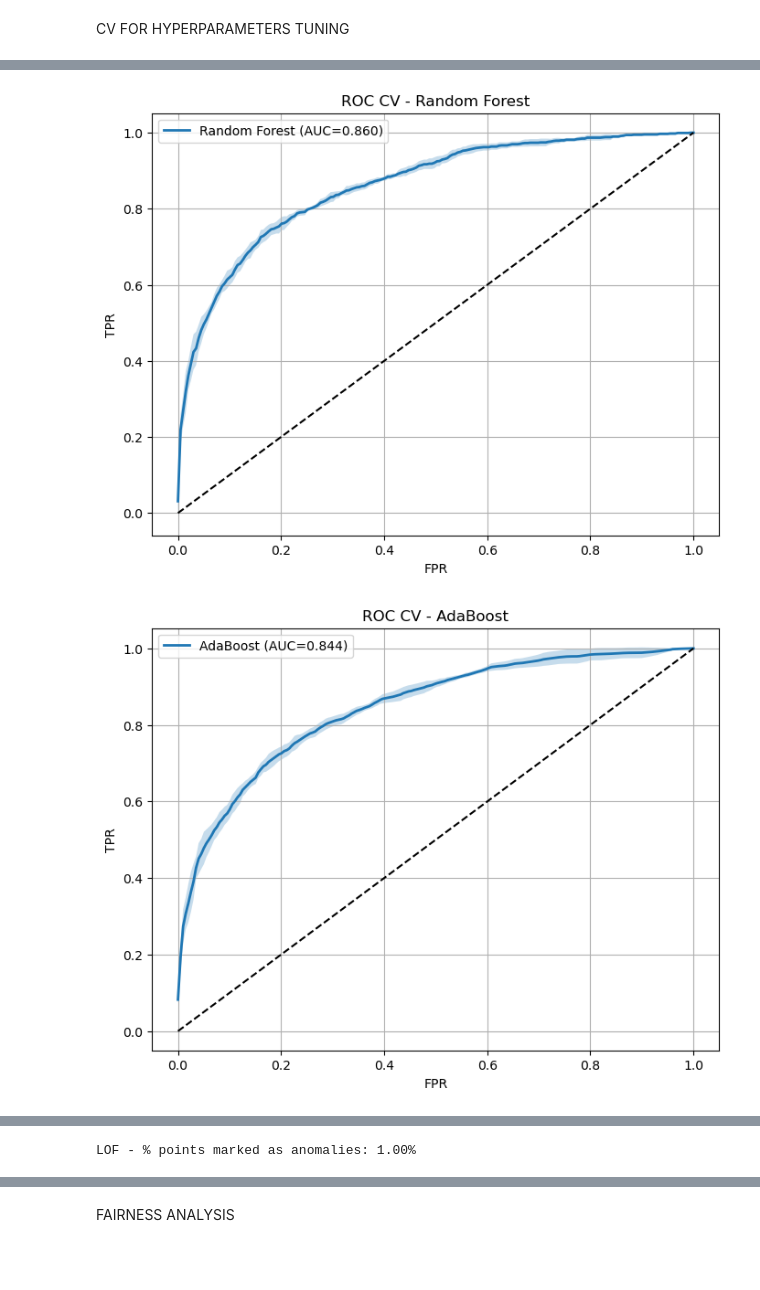
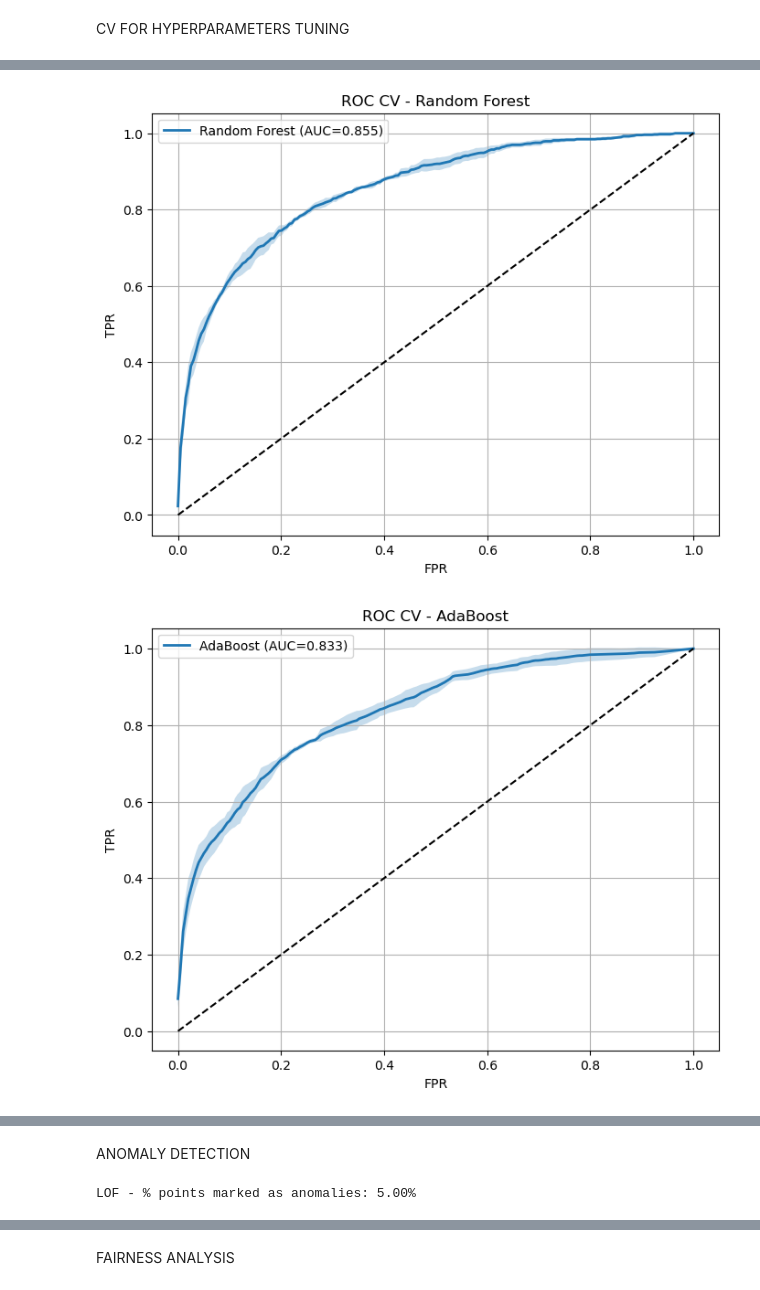
Before and after one commit to marcodeluca-gdl/machine-learning-mobile-phone-operator, a Jupyter notebook: mlProject_mobile_phone_operator.ipynb, the cells around one changed output, grey strips where cells are left out. Cells and saved outputs as stored; diff of their text form; code cells hidden in the pictures; blank space fills up the shorter version.

```diff
--- a/mlProject_mobile_phone_operator.ipynb
+++ b/mlProject_mobile_phone_operator.ipynb
@@ -470,32 +496,37 @@ cv = StratifiedKFold(n_splits=5, shuffle=True, random_state=42)
 
 estimators_to_tune = {
     "Gradient Boosting": (GradientBoostingClassifier(random_state=42), {
-        "n_estimators": randint(50, 301),
-        "learning_rate": uniform(0.01, 0.19),
-        "max_depth": randint(2, 6),
-        "subsample": uniform(0.6, 0.4),
-        "min_samples_split": randint(2, 11),
-        "min_samples_leaf": randint(1, 11),
+    "n_estimators": randint(50, 200),          # Limita il numero massimo di alberi
+    "learning_rate": uniform(0.01, 0.1),       # Mantieni learning rate basso
+    "max_depth": randint(2, 5),                # Alberi poco profondi
+    "subsample": uniform(0.7, 0.3),            # Bagging parziale per ridurre overfitting
+    "min_samples_split": randint(5, 21),       # Evita split troppo piccoli
+    "min_samples_leaf": randint(3, 11),        # Foglie con più esempi
+    "max_features": ["sqrt", "log2"],          # Limita features per split
     }),
+
     "Random Forest": (RandomForestClassifier(random_state=42), {
-        "n_estimators": randint(100, 401),
-        "max_depth": [None]+list(range(3,11)),
-        "min_samples_split": randint(2,21),
-        "min_samples_leaf": randint(1,21),
-        "max_features": ["sqrt","log2",0.5,0.7,None],
-        "class_weight": [None,"balanced","balanced_subsample"],
+    "n_estimators": randint(100, 300),        # Non troppo alti
+    "max_depth": [None]+list(range(3,8)),     # Limita profondità
+    "min_samples_split": randint(5,21),
+    "min_samples_leaf": randint(3,15),
+    "max_features": ["sqrt","log2"],           # Controlla correlazioni tra alberi
+    "class_weight": ["balanced"],              # Bilancia le classi
+    "bootstrap": [True],
     }),
+
     "AdaBoost": (AdaBoostClassifier(random_state=42), {
-        "n_estimators": randint(50,301),
-        "learning_rate": uniform(0.01,0.99),
+    "n_estimators": randint(50,200),
+    "learning_rate": uniform(0.01,0.2),  # ridurre la velocità di apprendimento
     }),
+
     "Extra Trees": (ExtraTreesClassifier(random_state=42, n_jobs=-1), {
-        "n_estimators": randint(100,401),
-        "max_depth": [None]+list(range(3,11)),
-        "min_samples_split": randint(2,21),
-        "min_samples_leaf": randint(1,21),
-        "max_features": ["sqrt","log2",0.5,0.7,None],
-        "bootstrap": [True, False],
+    "n_estimators": randint(100,300),
+    "max_depth": [None]+list(range(3,8)),
+    "min_samples_split": randint(5,21),
+    "min_samples_leaf": randint(3,15),
+    "max_features": ["sqrt","log2"],
+    "bootstrap": [True],
     }),
 }
 
@@ -613,6 +644,8 @@ for combo in all_combinations:
         y_val_pred = meta_learner.predict_proba(meta_val_fold)[:, 1]
         fold_scores.append(roc_auc_score(y_val, y_val_pred))
 
+
+
     mean_score = np.mean(fold_scores)
     if mean_score > best_score:
         best_score = mean_score
@@ -644,41 +677,57 @@ y_prob_stack_test = best_meta_learner.predict_proba(meta_test_full)[:, 1]
 
 tprs_stack = []
 mean_fpr_stack = np.linspace(0, 1, 200)
+
+cv_acc = []
+cv_prec = []
+cv_rec = []
+cv_f1 = []
 for train_idx, val_idx in cv.split(X_train, y_train):
     meta_val_fold = meta_train_full[val_idx]
     y_val = y_train.iloc[val_idx] if hasattr(y_train, "iloc") else y_train[val_idx]
     fpr, tpr, _ = roc_curve(y_val, best_meta_learner.predict_proba(meta_val_fold)[:, 1])
     tpr_interp = np.interp(mean_fpr_stack, fpr, tpr)
     tprs_stack.append(tpr_interp)
+    y_val_pred = best_meta_learner.predict(meta_val_fold)
+    cv_acc.append(accuracy_score(y_val, y_val_pred))
+    cv_prec.append(precision_score(y_val, y_val_pred))
+    cv_rec.append(recall_score(y_val, y_val_pred))
+    cv_f1.append(f1_score(y_val, y_val_pred))
+
 mean_tpr_stack = np.mean(tprs_stack, axis=0)
+cv_acc_mean = np.mean(cv_acc)
+cv_prec_mean = np.mean(cv_prec)
+cv_rec_mean = np.mean(cv_rec)
+cv_f1_mean = np.mean(cv_f1)
+
 plt.figure(figsize=(8, 6))
 plt.plot(mean_fpr_stack, mean_tpr_stack, linewidth=2, label=f"Stacking (AUC={best_score:.3f})", color="blue")
 plt.fill_between(mean_fpr_stack, mean_tpr_stack, mean_tpr_stack, alpha=0.25)
 plt.plot([0, 1], [0, 1], "k--")
 plt.xlabel("FPR")
 plt.ylabel("TPR")
 plt.title("ROC CV - Stacking")
 plt.legend()
 plt.grid()
 plt.show()
 
 acc_stack = accuracy_score(y_test, y_pred_stack_test)
 prec_stack = precision_score(y_test, y_pred_stack_test)
 rec_stack = recall_score(y_test, y_pred_stack_test)
 f1_stack = f1_score(y_test, y_pred_stack_test)
 roc_stack = roc_auc_score(y_test, y_prob_stack_test)
 
 cv_results_base.append([
-    "Stacking", best_score, best_score, best_score, best_score, best_score,
+    "Stacking", cv_acc_mean, cv_prec_mean, cv_rec_mean, cv_f1_mean, best_score,
     acc_stack, prec_stack, rec_stack, f1_stack, roc_stack
 ])
 
 
 
 summary_df = pd.DataFrame(cv_results_base, columns=["Model","CV-Accuracy","CV-Precision","CV-Recall","CV-F1","CV-ROC-AUC",
                                                     "Test-Accuracy","Test-Precision","Test-Recall","Test-F1","Test-ROC-AUC"])
 print(summary_df.sort_values("Test-ROC-AUC", ascending=False))
 # %% [output]
 [figure]
-[figure, old version]
+[figure, new version]
-[figure, old version]
+[figure, new version]
@@ -707,9 +756,11 @@ print(summary_df.sort_values("Test-ROC-AUC", ascending=False))
+# %% [markdown]
+ANOMALY DETECTION
 # %%
 scaler_anom = StandardScaler()
 X_anom_scaled = scaler_anom.fit_transform(X)
 
 
-lof = LocalOutlierFactor(n_neighbors=20, contamination=0.01)
+lof = LocalOutlierFactor(n_neighbors=20, contamination=0.05)
 lof_labels = lof.fit_predict(X_anom_scaled)
 lof_anomaly_flag = (lof_labels == -1).astype(int)
 
@@ -719,7 +770,7 @@ print(f"LOF - % points marked as anomalies: {lof_anomaly_flag.mean()*100:.2f}%")
 df_anom = df.copy()
 df_anom["lof_anomaly"] = lof_anomaly_flag
 # %% [output]
-LOF - % points marked as anomalies: 1.00%
+LOF - % points marked as anomalies: 5.00%
 # %%
 X_cleaned = X.copy()
 X_cleaned["lof_anomaly"] = lof_anomaly_flag
```
Also changed, not shown: parts of 4 cells of this notebook, 2 other files.
